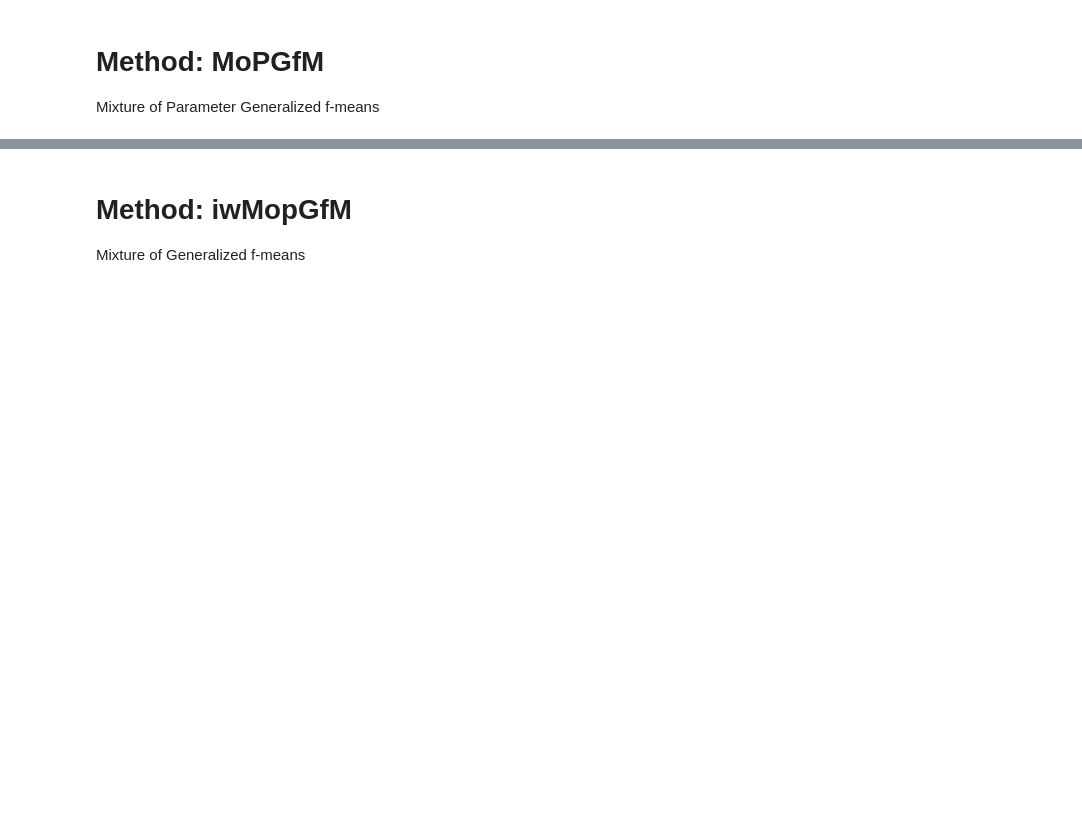
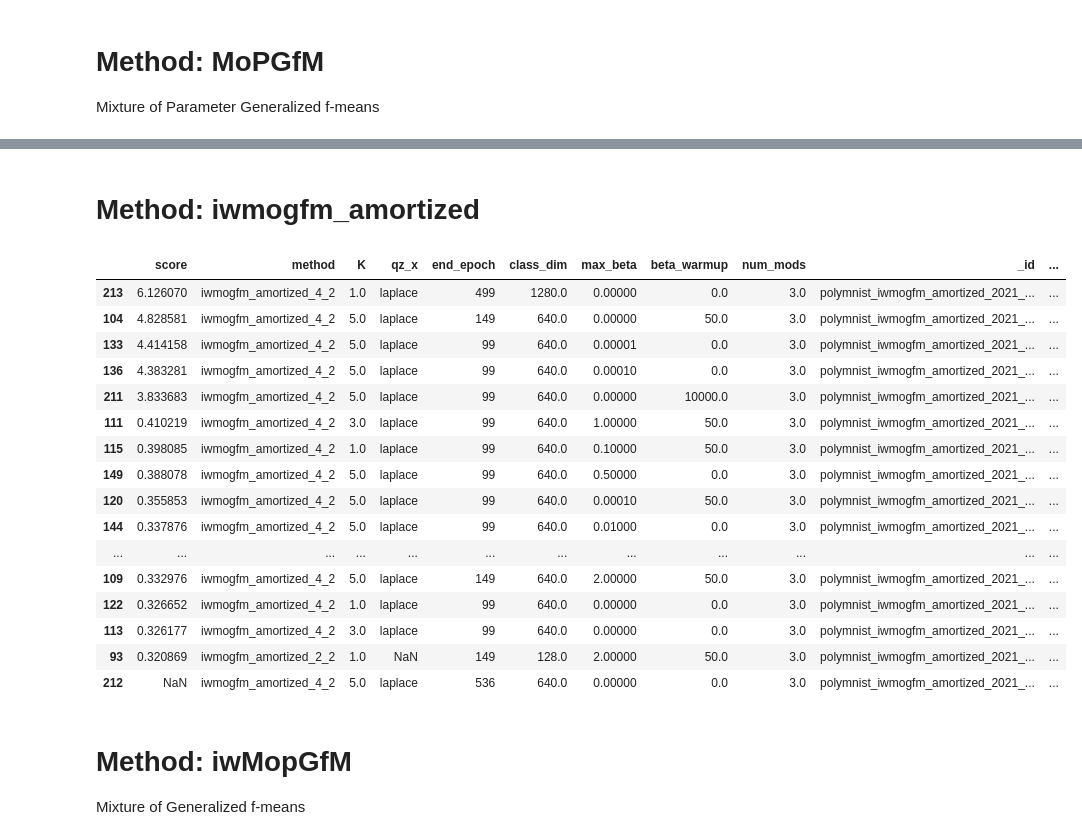
Before and after one commit to Jimmy2027/MMVAE_Hub, a Jupyter notebook: mmvae_hub/experiment_vis/experiments_exploration.ipynb, the cells around one changed output, grey strips where cells are left out. Cells and saved outputs as stored; diff of their text form; code cells hidden in the pictures; blank space fills up the shorter version.

```diff
--- a/mmvae_hub/experiment_vis/experiments_exploration.ipynb
+++ b/mmvae_hub/experiment_vis/experiments_exploration.ipynb
@@ -118,3 +176,25 @@ display_df(df.loc[df['method'].str.startswith('mopgfm_')][[*show_cols]].sort_val
+# %% [markdown]
+# Method: iwmogfm_amortized
+# %%
+display_df(df.loc[df['method'].str.startswith('iwmogfm_amortized')][[*iwshow_cols]].sort_values(by=['score'], ascending=False).head(20))
+# %% [output]
+|  | score | method | K | qz_x | end_epoch | class_dim | max_beta | beta_warmup | num_mods | _id | ... |
+| 213 | 6.126070 | iwmogfm_amortized_4_2 | 1.0 | laplace | 499 | 1280.0 | 0.00000 | 0.0 | 3.0 | polymnist_iwmogfm_amortized_2021_... | ... |
+| 104 | 4.828581 | iwmogfm_amortized_4_2 | 5.0 | laplace | 149 | 640.0 | 0.00000 | 50.0 | 3.0 | polymnist_iwmogfm_amortized_2021_... | ... |
+| 133 | 4.414158 | iwmogfm_amortized_4_2 | 5.0 | laplace | 99 | 640.0 | 0.00001 | 0.0 | 3.0 | polymnist_iwmogfm_amortized_2021_... | ... |
+| 136 | 4.383281 | iwmogfm_amortized_4_2 | 5.0 | laplace | 99 | 640.0 | 0.00010 | 0.0 | 3.0 | polymnist_iwmogfm_amortized_2021_... | ... |
+| 211 | 3.833683 | iwmogfm_amortized_4_2 | 5.0 | laplace | 99 | 640.0 | 0.00000 | 10000.0 | 3.0 | polymnist_iwmogfm_amortized_2021_... | ... |
+| 111 | 0.410219 | iwmogfm_amortized_4_2 | 3.0 | laplace | 99 | 640.0 | 1.00000 | 50.0 | 3.0 | polymnist_iwmogfm_amortized_2021_... | ... |
+| 115 | 0.398085 | iwmogfm_amortized_4_2 | 1.0 | laplace | 99 | 640.0 | 0.10000 | 50.0 | 3.0 | polymnist_iwmogfm_amortized_2021_... | ... |
+| 149 | 0.388078 | iwmogfm_amortized_4_2 | 5.0 | laplace | 99 | 640.0 | 0.50000 | 0.0 | 3.0 | polymnist_iwmogfm_amortized_2021_... | ... |
+| 120 | 0.355853 | iwmogfm_amortized_4_2 | 5.0 | laplace | 99 | 640.0 | 0.00010 | 50.0 | 3.0 | polymnist_iwmogfm_amortized_2021_... | ... |
+| 144 | 0.337876 | iwmogfm_amortized_4_2 | 5.0 | laplace | 99 | 640.0 | 0.01000 | 0.0 | 3.0 | polymnist_iwmogfm_amortized_2021_... | ... |
+| ... | ... | ... | ... | ... | ... | ... | ... | ... | ... | ... | ... |
+| 109 | 0.332976 | iwmogfm_amortized_4_2 | 5.0 | laplace | 149 | 640.0 | 2.00000 | 50.0 | 3.0 | polymnist_iwmogfm_amortized_2021_... | ... |
+| 122 | 0.326652 | iwmogfm_amortized_4_2 | 1.0 | laplace | 99 | 640.0 | 0.00000 | 0.0 | 3.0 | polymnist_iwmogfm_amortized_2021_... | ... |
+| 113 | 0.326177 | iwmogfm_amortized_4_2 | 3.0 | laplace | 99 | 640.0 | 0.00000 | 0.0 | 3.0 | polymnist_iwmogfm_amortized_2021_... | ... |
+| 93 | 0.320869 | iwmogfm_amortized_2_2 | 1.0 | NaN | 149 | 128.0 | 2.00000 | 50.0 | 3.0 | polymnist_iwmogfm_amortized_2021_... | ... |
+| 212 | NaN | iwmogfm_amortized_4_2 | 5.0 | laplace | 536 | 640.0 | 0.00000 | 0.0 | 3.0 | polymnist_iwmogfm_amortized_2021_... | ... |
 # %% [markdown]
 # Method: iwMopGfM
 Mixture of Generalized f-means
```
Also changed, not shown: parts of 23 cells of this notebook, 44 other files.
